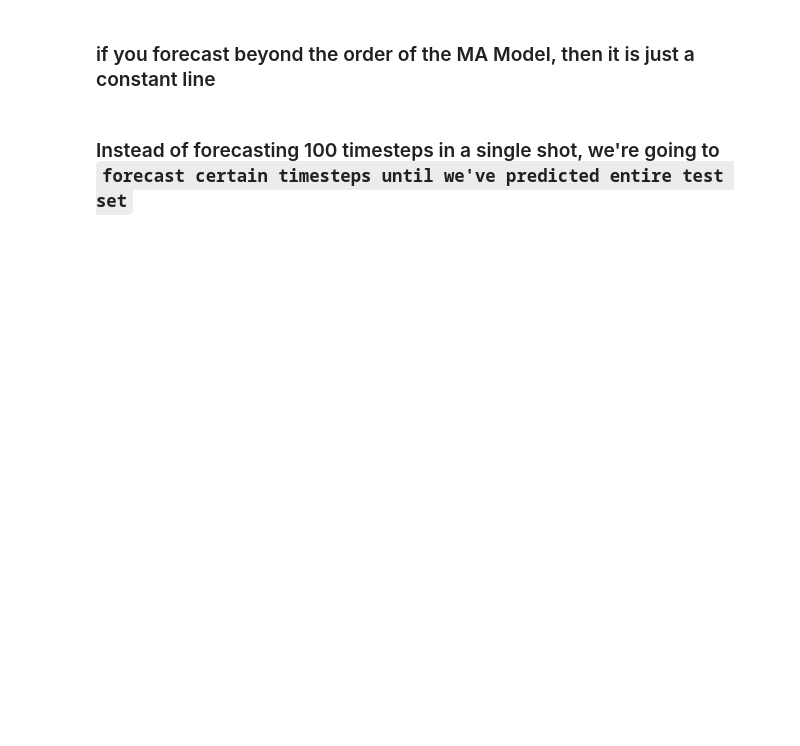
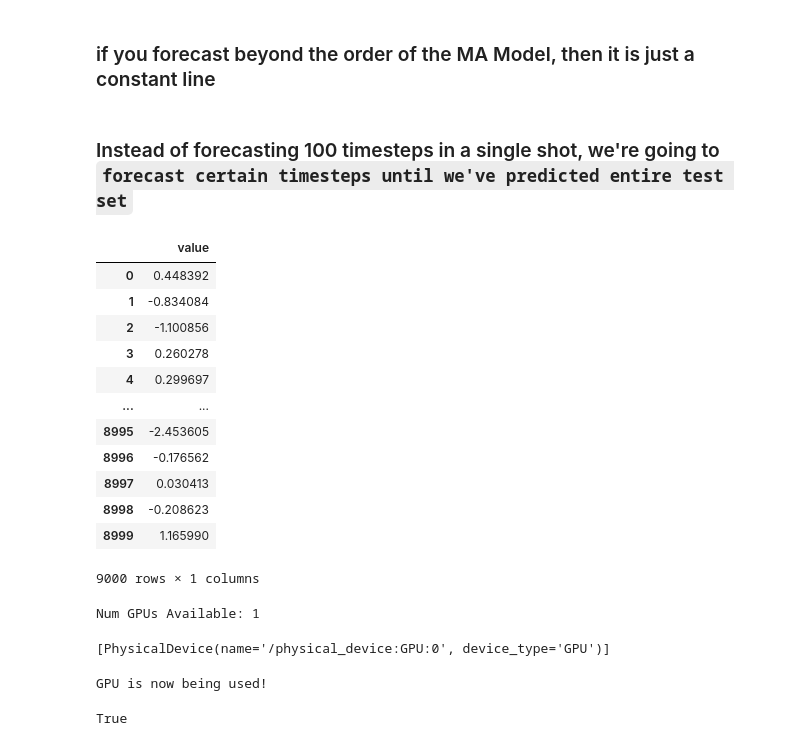
Before and after one commit to tharani001/TimeSeriesForecasting, a Jupyter notebook: ARIMA-forecasting/ARIMA-forecasting.ipynb, the cells around one changed output. Drawn from its saved outputs; the diff is of its cells as text; code cells hidden in the pictures; blank space fills up the shorter version.

```diff
--- a/ARIMA-forecasting/ARIMA-forecasting.ipynb
+++ b/ARIMA-forecasting/ARIMA-forecasting.ipynb
@@ -144,0 +160,41 @@ def rolling_predictions(df, last_train_val, train_len, horizon, window, method):
+# %%
+simulated_ma_process.iloc[:9000]
+# %% [output]
+|  | value |
+| 0 | 0.448392 |
+| 1 | -0.834084 |
+| 2 | -1.100856 |
+| 3 | 0.260278 |
+| 4 | 0.299697 |
+| ... | ... |
+| 8995 | -2.453605 |
+| 8996 | -0.176562 |
+| 8997 | 0.030413 |
+| 8998 | -0.208623 |
+| 8999 | 1.165990 |
+9000 rows × 1 columns
+# %%
+import tensorflow as tf
+print("Num GPUs Available:", len(tf.config.experimental.list_physical_devices('GPU')))
+# %% [output]
+Num GPUs Available: 1
+# %%
+print(tf.config.list_physical_devices('GPU'))
+# %% [output]
+[PhysicalDevice(name='/physical_device:GPU:0', device_type='GPU')]
+# %%
+# Force tensorflow to use GPU
+gpus = tf.config.list_physical_devices('GPU')
+if gpus:
+    try:
+        tf.config.experimental.set_memory_growth(gpus[0], True)
+        tf.config.set_visible_devices(gpus[0], 'GPU')
+        print("GPU is now being used!")
+    except RuntimeError as e:
+        print(e)
+# %% [output]
+GPU is now being used!
+# %%
+tf.test.is_built_with_cuda()
+# %% [output]
+True
```
Also changed, not shown: parts of 10 cells of this notebook.
